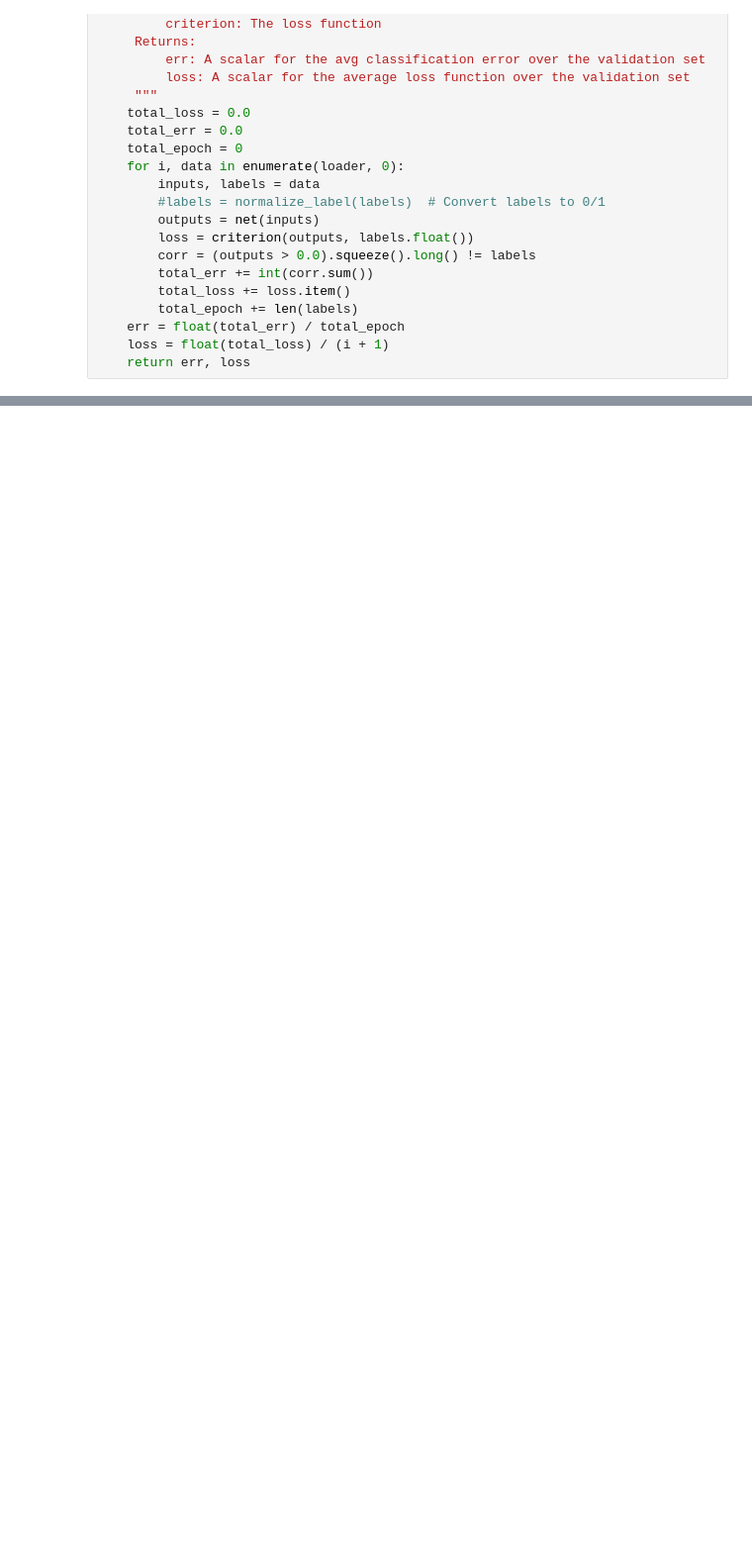
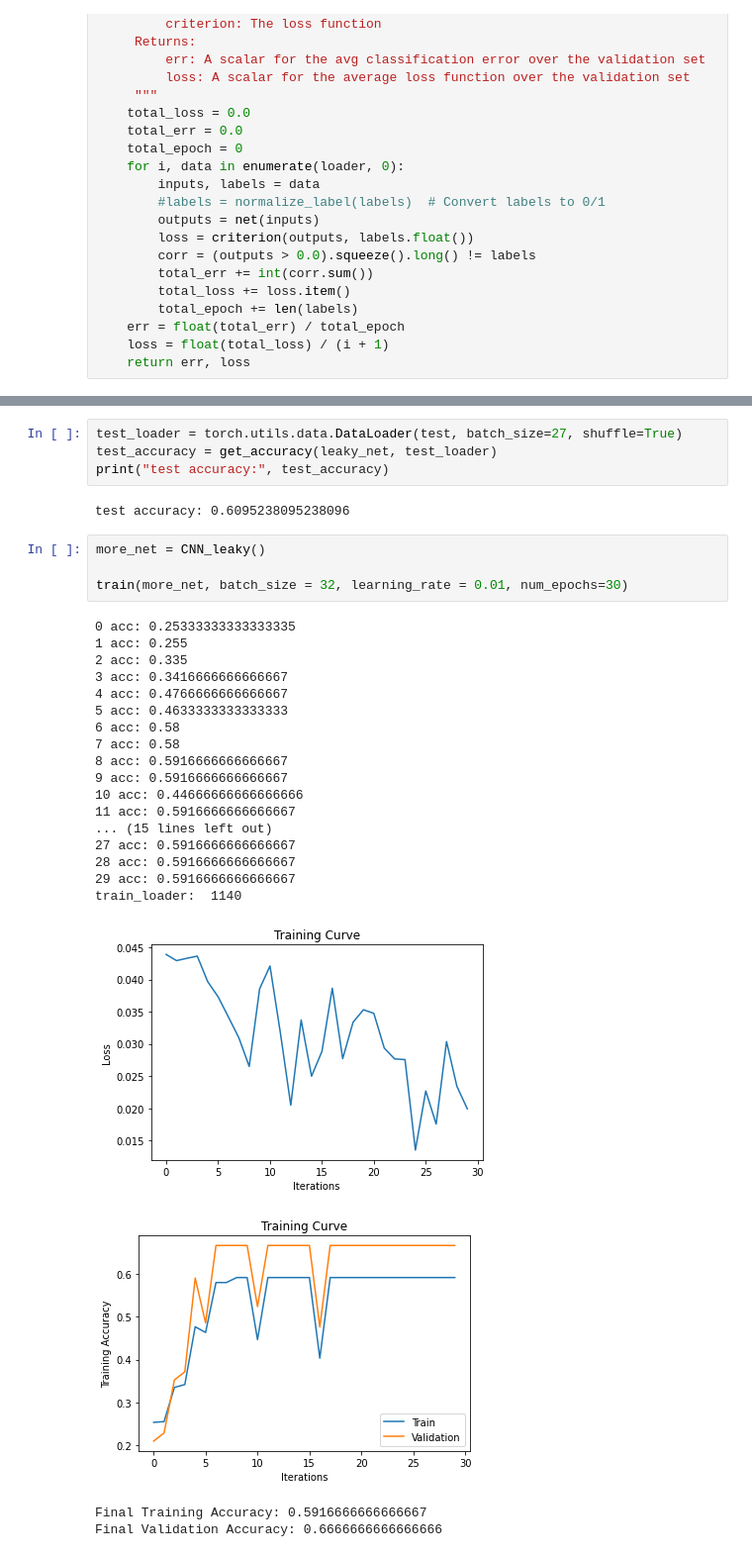
Before and after one commit to mikeacquaviva/APS360-Leukaemia-Classification, a Jupyter notebook: cnn_leukemia.ipynb, the cells around one changed output, grey strips where cells are left out. Shown: that part at 99% size. Saved outputs shown, nothing was run; the diff lists cells and outputs as text; blank space fills up the shorter version.

```diff
--- a/cnn_leukemia.ipynb
+++ b/cnn_leukemia.ipynb
@@ -225,0 +314,32 @@ Final Validation Accuracy: 0.5625
+# %%
+test_loader = torch.utils.data.DataLoader(test, batch_size=27, shuffle=True)
+test_accuracy = get_accuracy(leaky_net, test_loader)
+print("test accuracy:", test_accuracy)
+# %% [output]
+test accuracy: 0.6095238095238096
+# %%
+more_net = CNN_leaky()
+
+train(more_net, batch_size = 32, learning_rate = 0.01, num_epochs=30)
+# %% [output]
+0 acc: 0.25333333333333335
+1 acc: 0.255
+2 acc: 0.335
+3 acc: 0.3416666666666667
+4 acc: 0.4766666666666667
+5 acc: 0.4633333333333333
+6 acc: 0.58
+7 acc: 0.58
+8 acc: 0.5916666666666667
+9 acc: 0.5916666666666667
+10 acc: 0.44666666666666666
+11 acc: 0.5916666666666667
+... (15 lines left out)
+27 acc: 0.5916666666666667
+28 acc: 0.5916666666666667
+29 acc: 0.5916666666666667
+train_loader:  1140
+[figure, added]
+[figure, added]
+Final Training Accuracy: 0.5916666666666667
+Final Validation Accuracy: 0.6666666666666666
```
Also changed, not shown: parts of 21 cells of this notebook.
